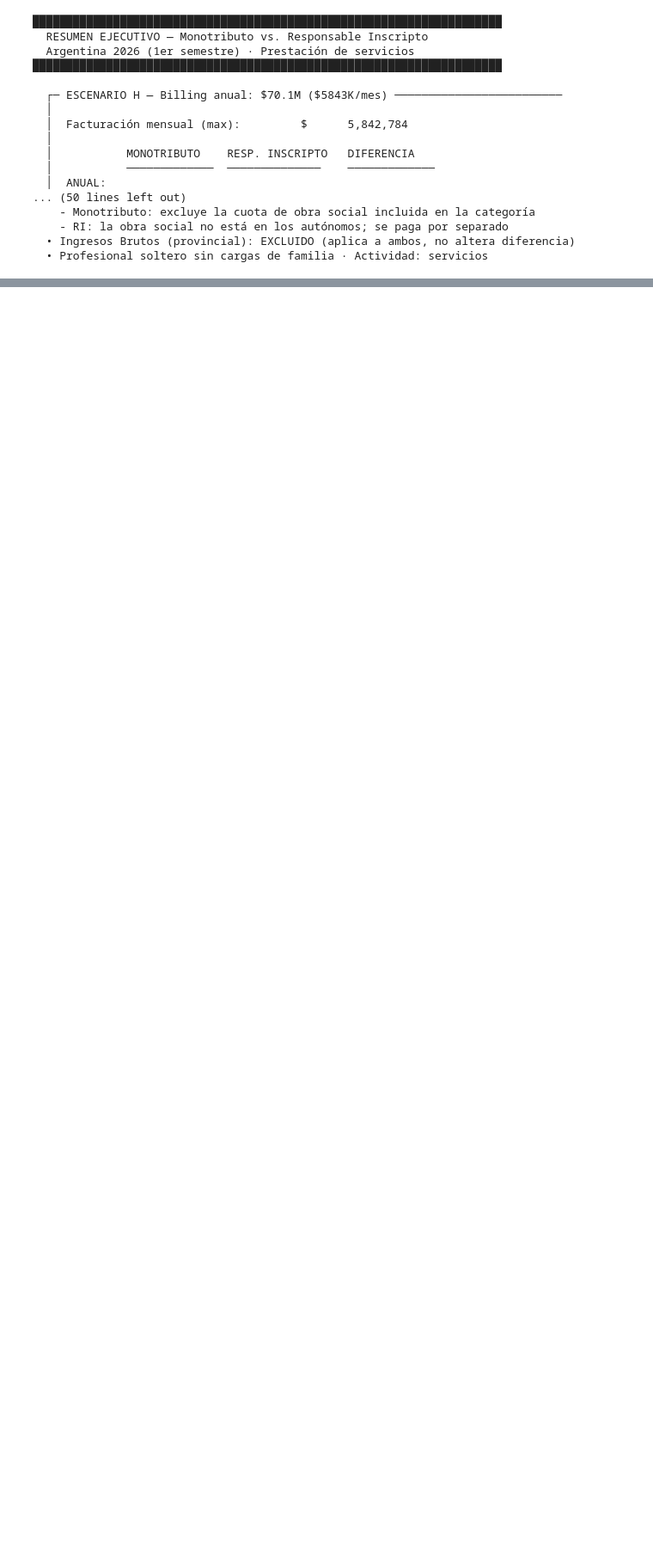
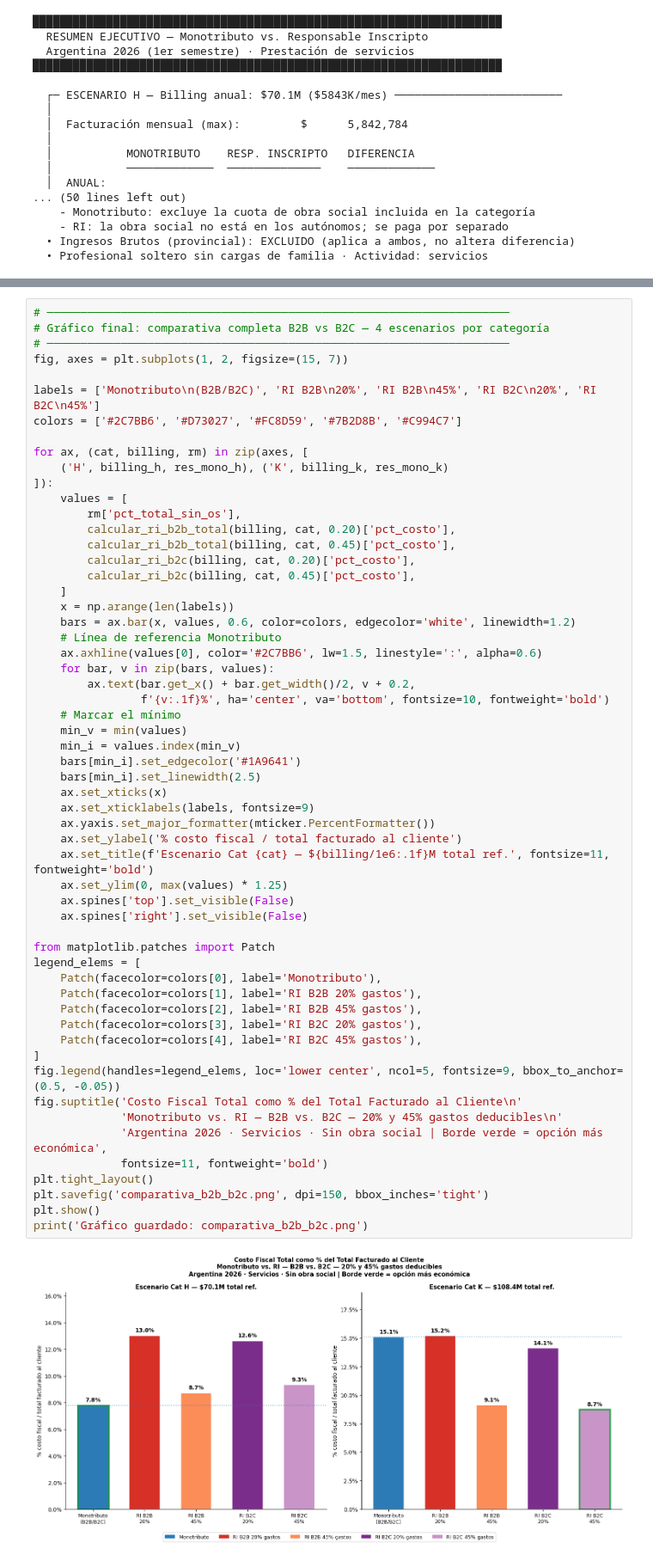
Before and after one commit to abenassi/analisis-fiscal, a Jupyter notebook: analisis_regimenes_fiscales.ipynb, the cells around one changed output, grey strips where cells are left out. Shown at 86% size. Drawn from its saved outputs; the diff is of its cells as text; blank space fills up the shorter version.

```diff
--- a/analisis_regimenes_fiscales.ipynb
+++ b/analisis_regimenes_fiscales.ipynb
@@ -993,0 +1498,59 @@ display(df_sintesis)
+# %%
+# ─────────────────────────────────────────────────────────────────────
+# Gráfico final: comparativa completa B2B vs B2C — 4 escenarios por categoría
+# ─────────────────────────────────────────────────────────────────────
+fig, axes = plt.subplots(1, 2, figsize=(15, 7))
+
+labels = ['Monotributo\n(B2B/B2C)', 'RI B2B\n20%', 'RI B2B\n45%', 'RI B2C\n20%', 'RI B2C\n45%']
+colors = ['#2C7BB6', '#D73027', '#FC8D59', '#7B2D8B', '#C994C7']
+
+for ax, (cat, billing, rm) in zip(axes, [
+    ('H', billing_h, res_mono_h), ('K', billing_k, res_mono_k)
+]):
+    values = [
+        rm['pct_total_sin_os'],
+        calcular_ri_b2b_total(billing, cat, 0.20)['pct_costo'],
+        calcular_ri_b2b_total(billing, cat, 0.45)['pct_costo'],
+        calcular_ri_b2c(billing, cat, 0.20)['pct_costo'],
+        calcular_ri_b2c(billing, cat, 0.45)['pct_costo'],
+    ]
+    x = np.arange(len(labels))
+    bars = ax.bar(x, values, 0.6, color=colors, edgecolor='white', linewidth=1.2)
+    # Línea de referencia Monotributo
+    ax.axhline(values[0], color='#2C7BB6', lw=1.5, linestyle=':', alpha=0.6)
+    for bar, v in zip(bars, values):
+        ax.text(bar.get_x() + bar.get_width()/2, v + 0.2,
+                f'{v:.1f}%', ha='center', va='bottom', fontsize=10, fontweight='bold')
+    # Marcar el mínimo
+    min_v = min(values)
+    min_i = values.index(min_v)
+    bars[min_i].set_edgecolor('#1A9641')
+    bars[min_i].set_linewidth(2.5)
+    ax.set_xticks(x)
+    ax.set_xticklabels(labels, fontsize=9)
+    ax.yaxis.set_major_formatter(mticker.PercentFormatter())
+    ax.set_ylabel('% costo fiscal / total facturado al cliente')
+    ax.set_title(f'Escenario Cat {cat} — ${billing/1e6:.1f}M total ref.', fontsize=11, fontweight='bold')
+    ax.set_ylim(0, max(values) * 1.25)
+    ax.spines['top'].set_visible(False)
+    ax.spines['right'].set_visible(False)
+
+from matplotlib.patches import Patch
+legend_elems = [
+    Patch(facecolor=colors[0], label='Monotributo'),
+    Patch(facecolor=colors[1], label='RI B2B 20% gastos'),
+    Patch(facecolor=colors[2], label='RI B2B 45% gastos'),
+    Patch(facecolor=colors[3], label='RI B2C 20% gastos'),
+    Patch(facecolor=colors[4], label='RI B2C 45% gastos'),
+]
+fig.legend(handles=legend_elems, loc='lower center', ncol=5, fontsize=9, bbox_to_anchor=(0.5, -0.05))
+fig.suptitle('Costo Fiscal Total como % del Total Facturado al Cliente\n'
+             'Monotributo vs. RI — B2B vs. B2C — 20% y 45% gastos deducibles\n'
+             'Argentina 2026 · Servicios · Sin obra social | Borde verde = opción más económica',
+             fontsize=11, fontweight='bold')
+plt.tight_layout()
+plt.savefig('comparativa_b2b_b2c.png', dpi=150, bbox_inches='tight')
+plt.show()
+print('Gráfico guardado: comparativa_b2b_b2c.png')
+# %% [output]
+[figure, added]
```
Also changed, not shown: parts of 14 cells of this notebook, 3 other files.
